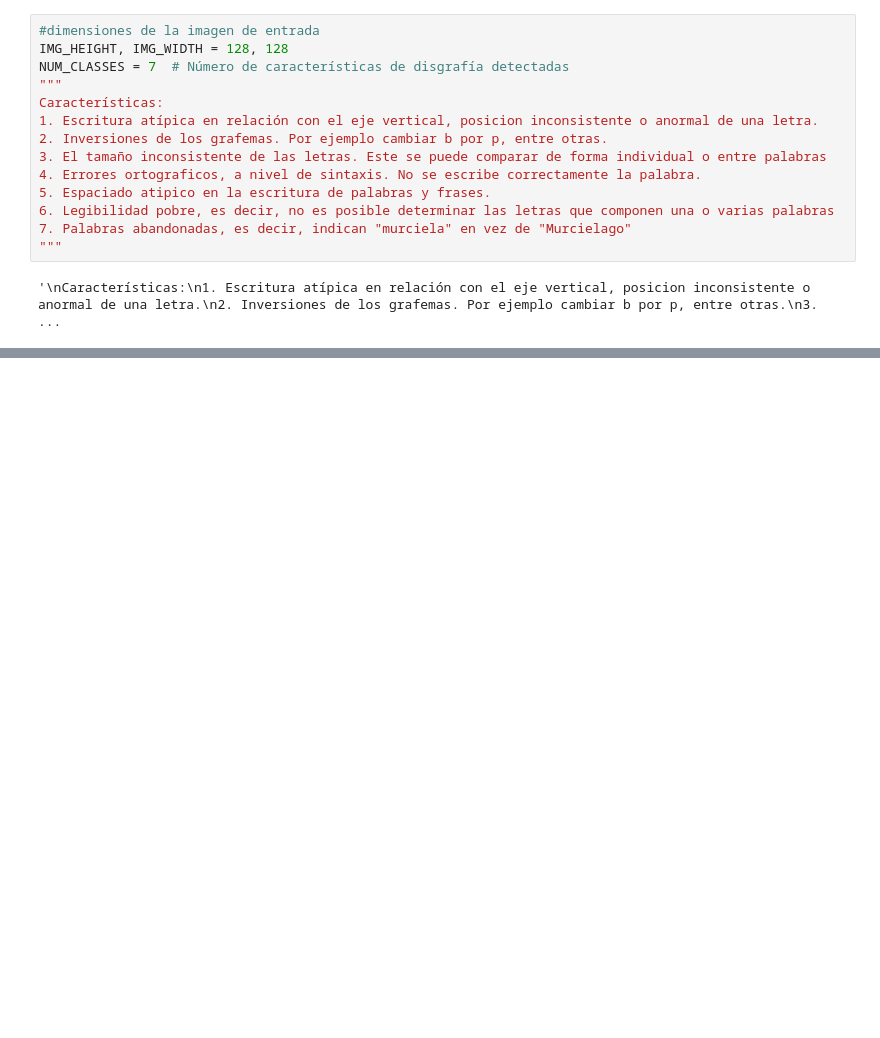
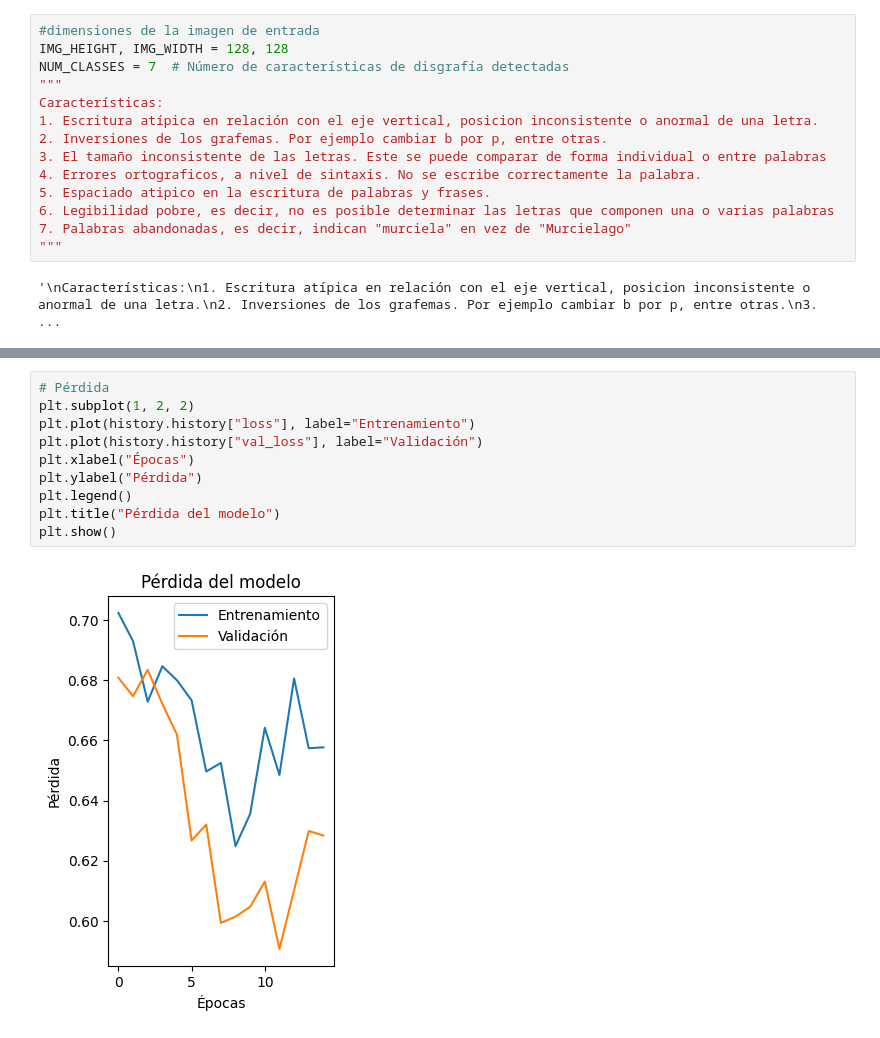
Before and after one commit to E-Daniel-Prada/dysgraphia-detection-crnn, a Jupyter notebook: dysgraphia_detection_crnn.ipynb, the cells around one changed output, grey strips where cells are left out. Saved outputs shown, nothing was run; the diff lists cells and outputs as text; blank space fills up the shorter version.

```diff
--- a/dysgraphia_detection_crnn.ipynb
+++ b/dysgraphia_detection_crnn.ipynb
@@ -119,0 +215,12 @@ plt.show()
+# %%
+# Pérdida
+plt.subplot(1, 2, 2)
+plt.plot(history.history["loss"], label="Entrenamiento")
+plt.plot(history.history["val_loss"], label="Validación")
+plt.xlabel("Épocas")
+plt.ylabel("Pérdida")
+plt.legend()
+plt.title("Pérdida del modelo")
+plt.show()
+# %% [output]
+[figure, added]
```
Also changed, not shown: parts of 17 cells of this notebook.
